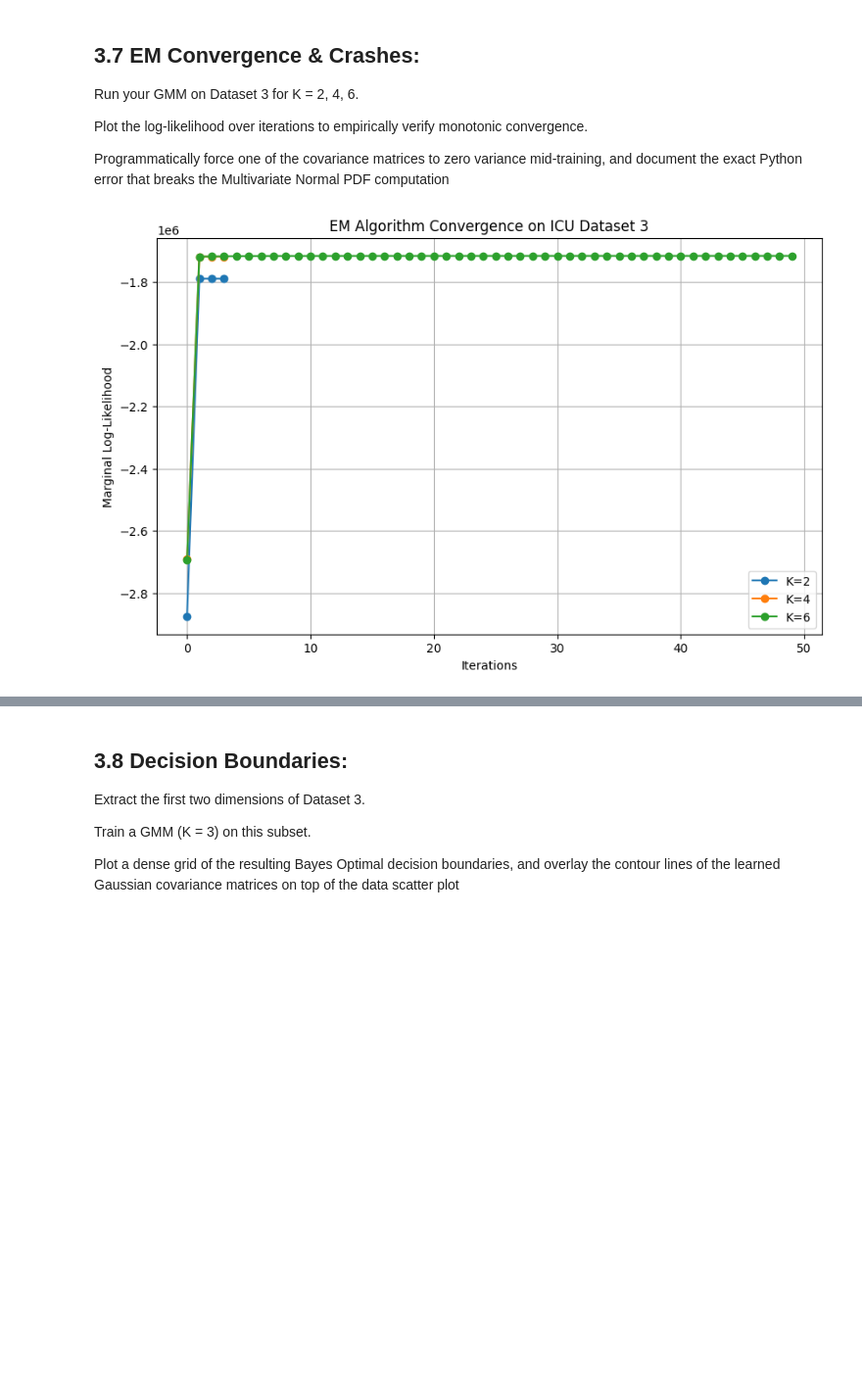
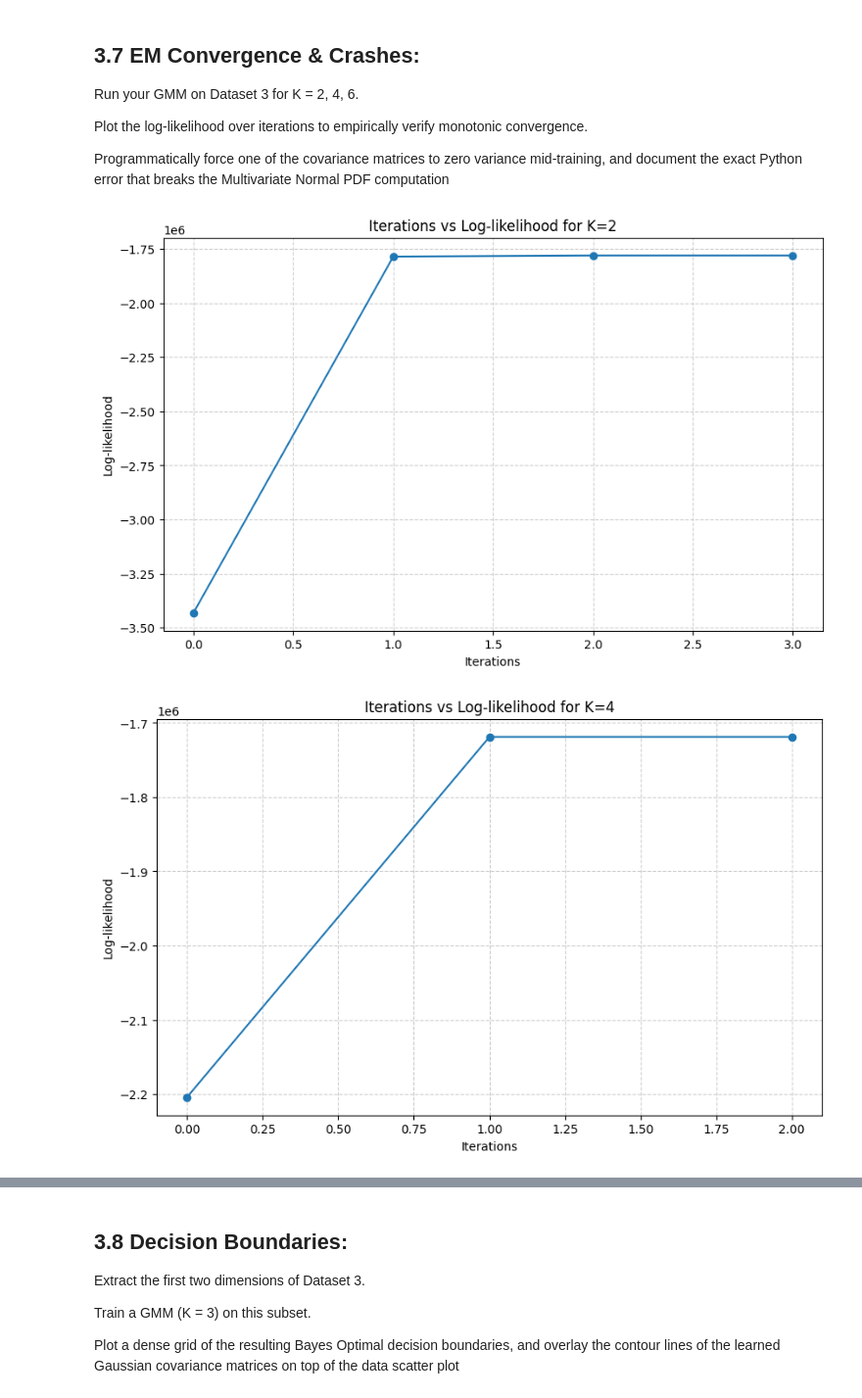
Before and after one commit to Bitupan132/E1_213_Pattern_Recognition_and_Neural_Networks, a Jupyter notebook: Assignment_1/src/3_high_frequency_icu_telemetry.ipynb, the cells around one changed output, grey strips where cells are left out. Shown at 98% size. Cells and saved outputs as stored; diff of their text form; code cells hidden in the pictures; blank space fills up the shorter version.

```diff
--- a/Assignment_1/src/3_high_frequency_icu_telemetry.ipynb
+++ b/Assignment_1/src/3_high_frequency_icu_telemetry.ipynb
@@ -295,15 +209,48 @@ def run_gmm(X, K, total_epochs=50, tol=1e-4, force_crash=False):
-# %%
-plt.figure(figsize=(10, 6))
-for k in [2, 4, 6]:
-    # print(k)
-    lls, pi, mu, Sigma = run_gmm(x, K=k)
-    plt.plot(range(len(lls)), lls, marker='o', label=f'K={k}')
-
-plt.xlabel('Iterations')
-plt.ylabel('Marginal Log-Likelihood')
-plt.title('EM Algorithm Convergence on ICU Dataset 3')
-plt.legend()
-plt.grid(True)
-plt.show()
-# %% [output]
-[figure, removed]
+# %%
+def run_gmm(X, K, total_epochs=50, tol=1e-4, force_crash=False):
+    np.random.seed(42)
+    N, D = X.shape
+    pi = np.ones(K) / K
+    random_indices = np.random.choice(N, K, replace=False)
+    mu = X[random_indices, :].copy()
+    data_var = np.mean(np.var(X, axis=0))
+    f = np.random.rand(K) * data_var
+    Sigma = np.array([s * np.eye(D) for s in f])
+
+    log_likelihoods = []
+
+    for i in range(total_epochs):
+        if force_crash and i == 2:
+            Sigma[0] = np.zeros((D, D))                       # force singular covariance
+
+        try:
+            ll, R = e_step(X, pi, mu, Sigma, K)
+            log_likelihoods.append(ll)
+            pi, mu, Sigma = m_step(X, R, K)
+
+            if i > 0 and ll - log_likelihoods[-2] < tol:
+                break
+
+        except Exception as e:
+            if force_crash:
+                import traceback
+                error_details = traceback.format_exc()
+                return log_likelihoods, (type(e).__name__, str(e), error_details)
+            raise e
+
+    return log_likelihoods, (pi, mu, Sigma)
+# %%
+iterations = 20
+
+for k in [2, 4, 6]:
+    lls, _ = run_gmm(x, K=k, total_epochs=iterations)
+    plt.figure(figsize=(10, 6))
+    plt.plot(np.arange(len(lls)), lls, marker='o')
+    plt.xlabel('Iterations')
+    plt.ylabel('Log-likelihood')
+    plt.title(f'Iterations vs Log-likelihood for K={k}')
+    plt.grid(True, which='both', linestyle='--', alpha=0.6)
+    plt.show()
+# %% [output]
+[figure, added]
+[figure, added]
```
Also changed, not shown: parts of 34 cells of this notebook, 10 other files.
